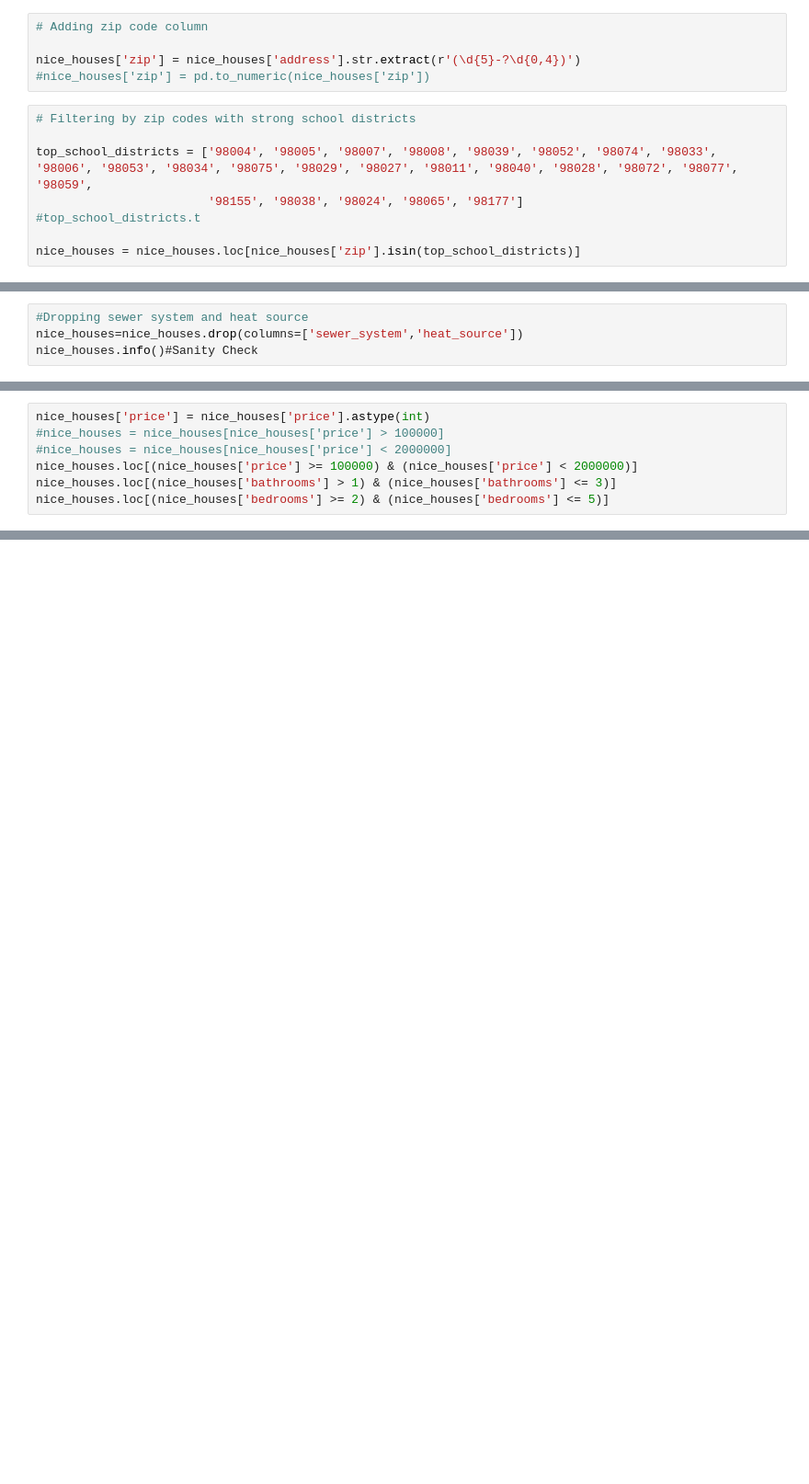
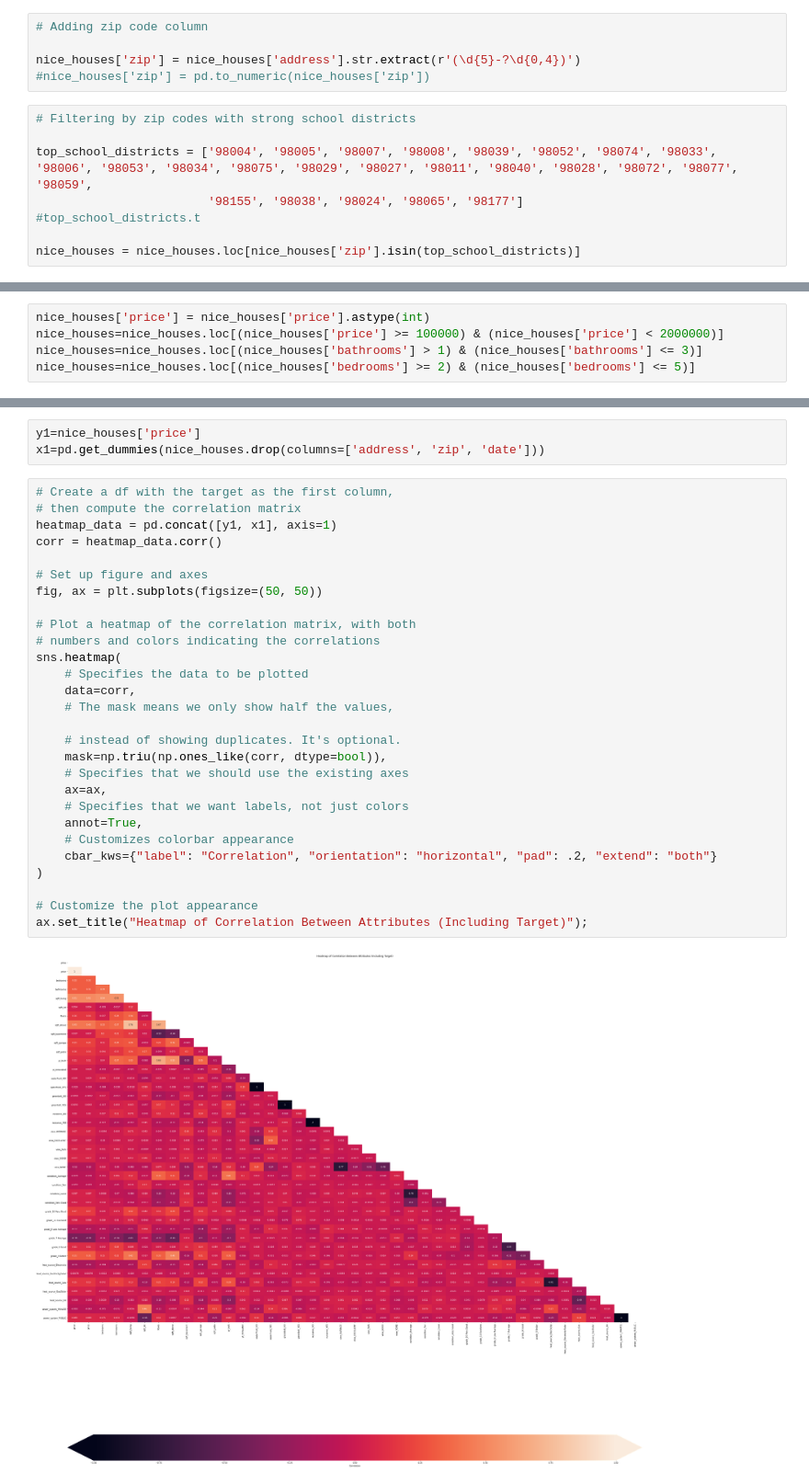
Before and after one commit to parkerdeshazo/Phase-2-Project, a Jupyter notebook: Working_Notebook.ipynb, the cells around one changed output, grey strips where cells are left out. Shown at 92% size. Drawn from its saved outputs; the diff is of its cells as text; blank space fills up the shorter version.

Commit message:
checking for multicollinearity and models

```diff
--- a/Working_Notebook.ipynb
+++ b/Working_Notebook.ipynb
@@ -73,4 +157,0 @@ nice_houses = nice_houses.loc[nice_houses['zip'].isin(top_school_districts)]
-# %%
-#Dropping sewer system and heat source
-nice_houses=nice_houses.drop(columns=['sewer_system','heat_source'])
-nice_houses.info()#Sanity Check
@@ -95,7 +158,5 @@ memory usage: 728.1+ KB
 # %%
 nice_houses['price'] = nice_houses['price'].astype(int)
-#nice_houses = nice_houses[nice_houses['price'] > 100000]
-#nice_houses = nice_houses[nice_houses['price'] < 2000000]
-nice_houses.loc[(nice_houses['price'] >= 100000) & (nice_houses['price'] < 2000000)]
-nice_houses.loc[(nice_houses['bathrooms'] > 1) & (nice_houses['bathrooms'] <= 3)]
-nice_houses.loc[(nice_houses['bedrooms'] >= 2) & (nice_houses['bedrooms'] <= 5)]
+nice_houses=nice_houses.loc[(nice_houses['price'] >= 100000) & (nice_houses['price'] < 2000000)]
+nice_houses=nice_houses.loc[(nice_houses['bathrooms'] > 1) & (nice_houses['bathrooms'] <= 3)]
+nice_houses=nice_houses.loc[(nice_houses['bedrooms'] >= 2) & (nice_houses['bedrooms'] <= 5)]
@@ -123,0 +187,33 @@ nice_houses.head(3)
+# %%
+y1=nice_houses['price']
+x1=pd.get_dummies(nice_houses.drop(columns=['address', 'zip', 'date']))
+# %%
+# Create a df with the target as the first column,
+# then compute the correlation matrix
+heatmap_data = pd.concat([y1, x1], axis=1)
+corr = heatmap_data.corr()
+
+# Set up figure and axes
+fig, ax = plt.subplots(figsize=(50, 50))
+
+# Plot a heatmap of the correlation matrix, with both
+# numbers and colors indicating the correlations
+sns.heatmap(
+    # Specifies the data to be plotted
+    data=corr,
+    # The mask means we only show half the values,
+
+    # instead of showing duplicates. It's optional.
+    mask=np.triu(np.ones_like(corr, dtype=bool)),
+    # Specifies that we should use the existing axes
+    ax=ax,
+    # Specifies that we want labels, not just colors
+    annot=True,
+    # Customizes colorbar appearance
+    cbar_kws={"label": "Correlation", "orientation": "horizontal", "pad": .2, "extend": "both"}
+)
+
+# Customize the plot appearance
+ax.set_title("Heatmap of Correlation Between Attributes (Including Target)");
+# %% [output]
+[figure, added]
```
Also changed, not shown: parts of 32 cells of this notebook.
